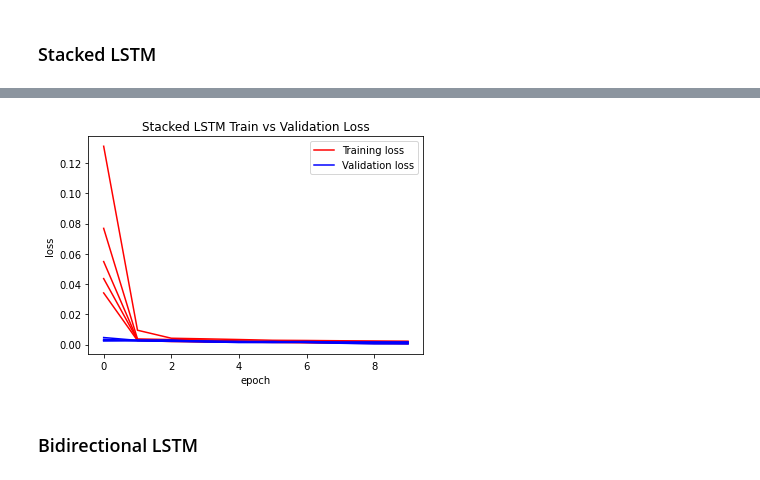
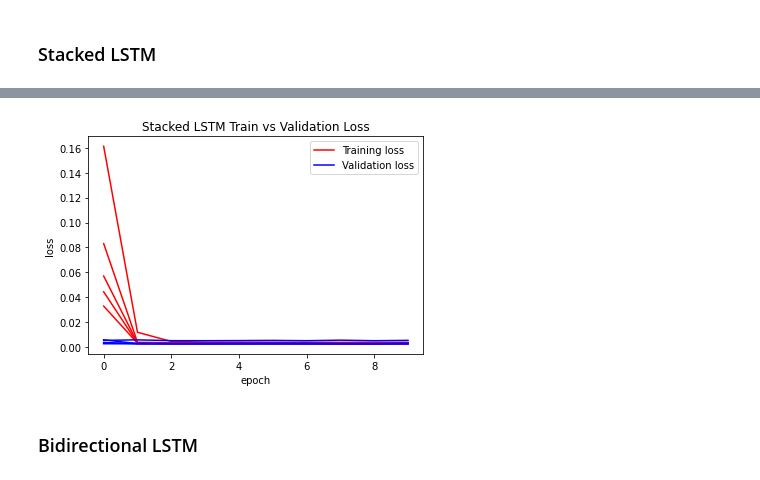
Before and after one commit to melaniaczobit/Major-Research-Project, a Jupyter notebook: MRP_LSTM.ipynb, the cells around one changed output, grey strips where cells are left out. Cells and saved outputs as stored; diff of their text form; code cells hidden in the pictures.

```diff
--- a/MRP_LSTM.ipynb
+++ b/MRP_LSTM.ipynb
@@ -58,8 +58,9 @@ df2.head()
 | 4 | 2015-08-01 | 14737.0 | 94.366477 | 74.216581 | 15.481568 | 13539.957386 | 14.017045 | 747.678977 | ... |
 # %%
 df_LSTM = df2.copy()
-df_LSTM['Last_day_sleep'] = df_LSTM.groupby(['egoid'])['Efficiency'].shift()
-df_LSTM['Last_day_Diff'] = df_LSTM.groupby(['egoid'])['Efficiency'].diff()
+# df_LSTM['Last_day_sleep'] = df_LSTM.groupby(['egoid'])['Efficiency'].shift()
+# df_LSTM['Last_day_Diff'] = df_LSTM.groupby(['egoid'])['Efficiency'].diff()
+df_LSTM['Next_day_sleep'] = df_LSTM.groupby(['egoid'])['Efficiency'].shift(-1)
 df_LSTM = df_LSTM.dropna()
 df_LSTM
 # %% [output]
@@ -427,18 +270,18 @@ Average RMSE value:  0.03186063239587334
 # %%
-plt.plot(train, color='red', label='Training loss')
-plt.plot(val, color='blue', label='Validation loss')
+plt.plot(train_s, color='red', label='Training loss')
+plt.plot(val_s, color='blue', label='Validation loss')
 plt.title('Stacked LSTM Train vs Validation Loss')
 plt.ylabel('loss')
 plt.xlabel('epoch')
 
 handles, labels = plt.gca().get_legend_handles_labels()
 labels, ids = np.unique(labels, return_index=True)
 handles = [handles[i] for i in ids]
 plt.legend(handles, labels, loc='best')
 
 plt.show()
 # %% [output]
-[figure, old version]
+[figure, new version]
 # %% [markdown]
 ### Bidirectional LSTM
 # %%
```
Also changed, not shown: parts of 17 cells of this notebook.
